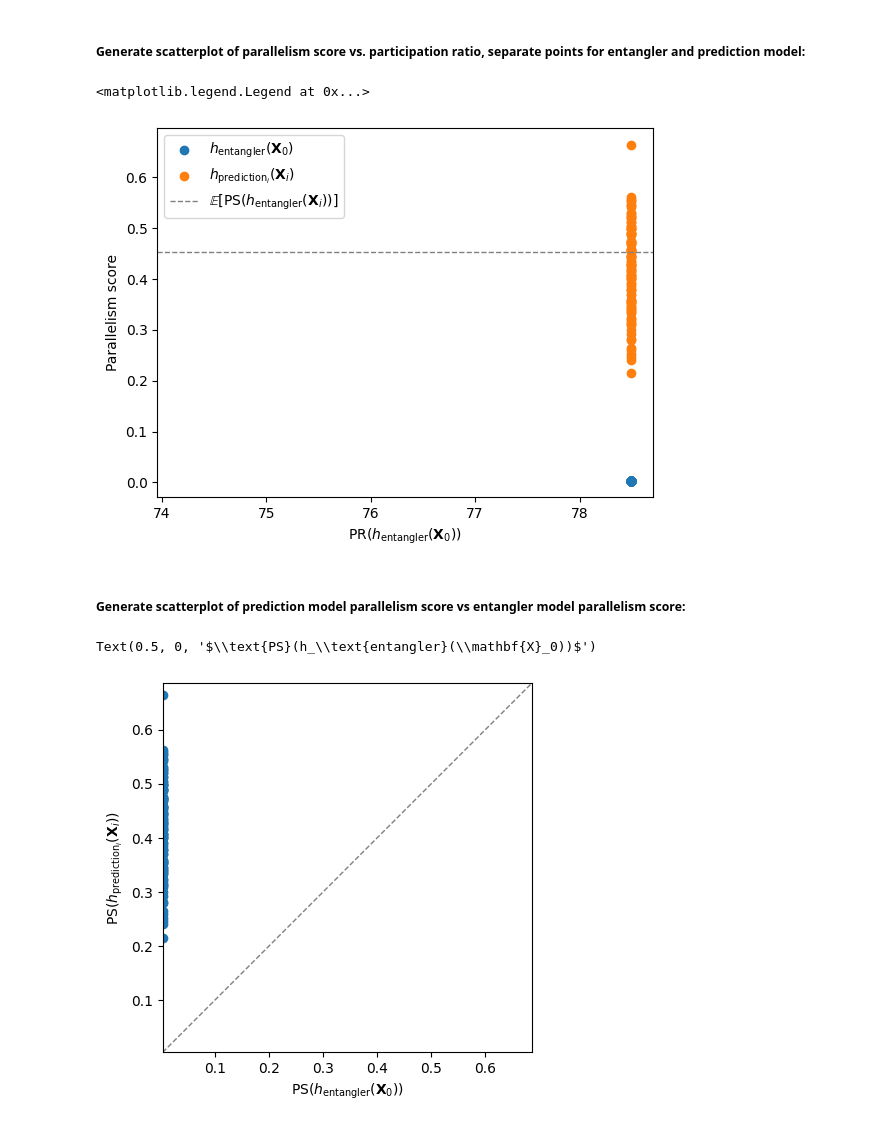
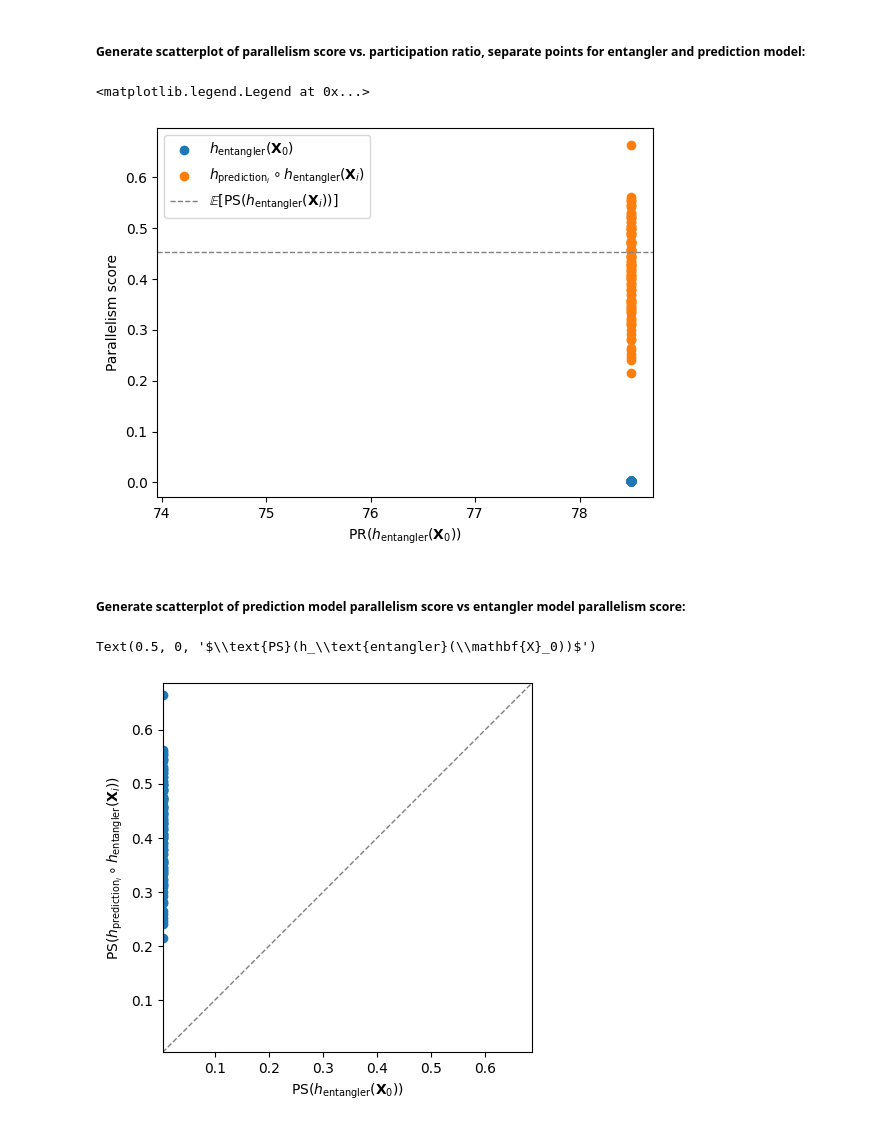
Before and after one commit to danieldkato/simulation_whiskers, a Jupyter notebook: scripts/tangle_evo_pred_scatter_ps_v_pr.ipynb, the cells around one changed output. Cells and saved outputs as stored; diff of their text form; code cells hidden in the pictures.

Commit message:
Change legend

```diff
--- a/scripts/tangle_evo_pred_scatter_ps_v_pr.ipynb
+++ b/scripts/tangle_evo_pred_scatter_ps_v_pr.ipynb
@@ -68,7 +68,7 @@ fig0, ax0 = plt.subplots()
 
 # Scatter data:
 tngl_leg_str = r'$h_{\text{entangler}}(\mathbf{X}_0)$'
-pred_leg_str = r'$h_{\text{prediction}_i}(\mathbf{X}_i)$'
+pred_leg_str = r'$h_{\text{prediction}_i}\circ h_{\text{entangler}}(\mathbf{X}_i)$'
 plt.scatter(ps_df.loss_pr, ps_df.parallelism_tngl, label=tngl_leg_str)
 plt.scatter(ps_df.loss_pr, ps_df.parallelism_pred, label=pred_leg_str)
 
@@ -86,31 +86,31 @@ plt.xlabel(xlabel)
 plt.legend()
 # %% [output]
 <matplotlib.legend.Legend at 0x...>
-[figure, old version]
+[figure, new version]
 # %% [markdown]
 ##### Generate scatterplot of prediction model parallelism score vs entangler model parallelism score:
 # %%
 fig1, ax1 = plt.subplots()
 
 # Scatter data:
 plt.scatter(ps_df.parallelism_tngl, ps_df.parallelism_pred)
 
 # Set axis limits equal:
 xl = plt.xlim()
 yl = plt.ylim()
 minmin = min([xl[0], yl[0]])
 maxmax = max([xl[1], yl[1]])
 lims = [minmin, maxmax]
 plt.xlim(lims)
 plt.ylim(lims)
 ax1.set_aspect('equal')
 plt.axline([0,0], slope=1, color='gray', linewidth=1, linestyle='--')
 
 # Axis labels, etc:
-xstr = r'$\text{PS}(h_{\text{prediction}_i}(\mathbf{X}_i))$'
+xstr = r'$\text{PS}(h_{\text{prediction}_i}\circ h_\text{entangler}(\mathbf{X}_i))$'
 ystr = r'$\text{PS}(h_\text{entangler}(\mathbf{X}_0))$'
 plt.ylabel(xstr)
 plt.xlabel(ystr)
 # %% [output]
 Text(0.5, 0, '$\\text{PS}(h_\\text{entangler}(\\mathbf{X}_0))$')
-[figure, old version]
+[figure, new version]
```
Also changed, not shown: parts of 2 cells of this notebook.
